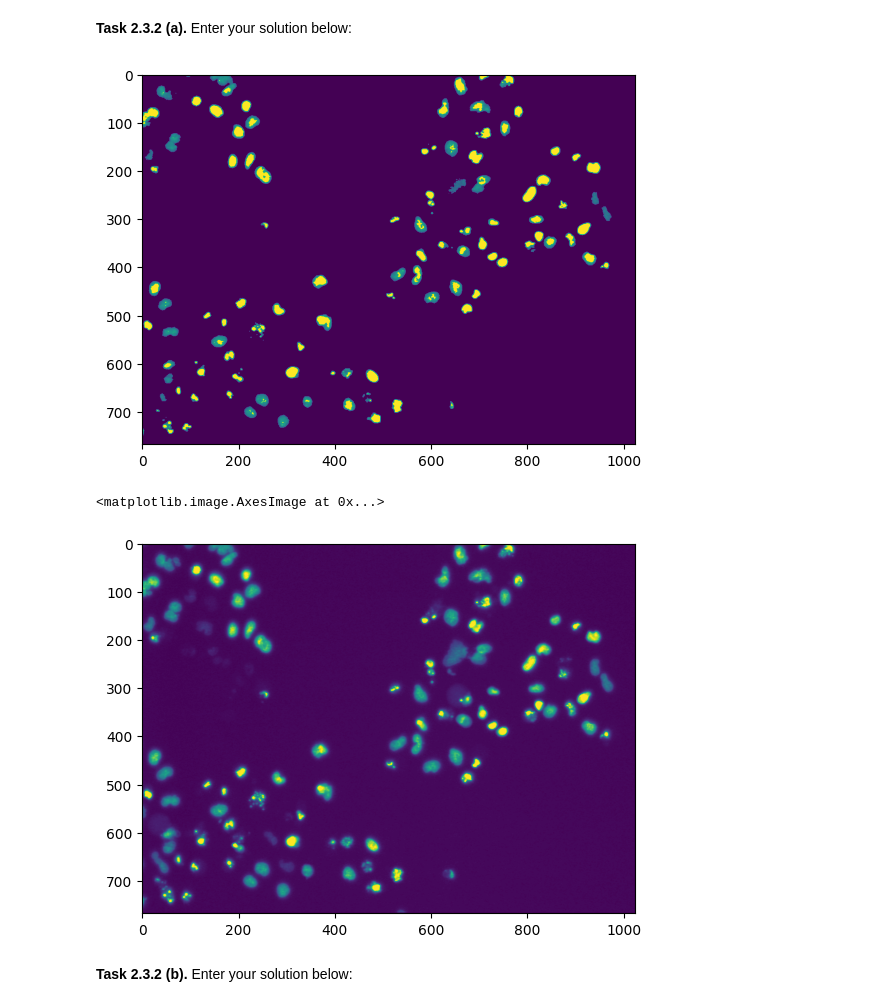
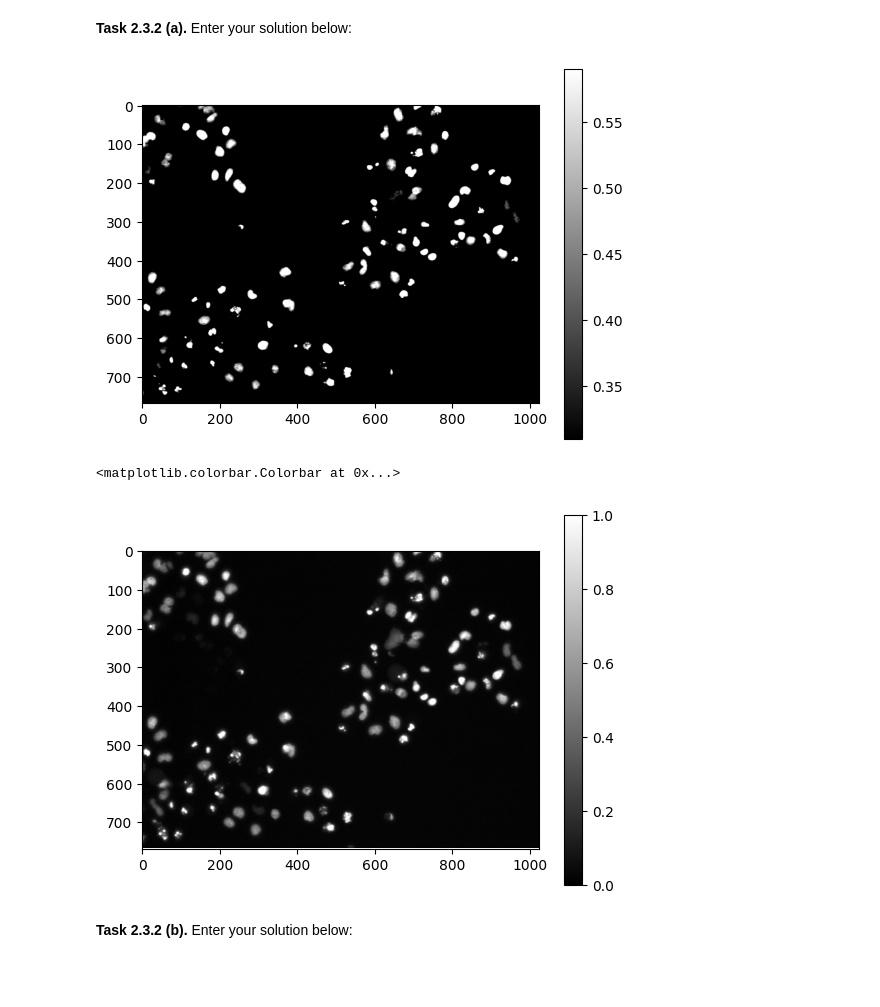
Before and after one commit to PhilippScheulen/mobi-fs3-python, a Jupyter notebook: task2.ipynb, the cells around one changed output. Cells and saved outputs as stored; diff of their text form; code cells hidden in the pictures; blank space fills up the shorter version.

```diff
--- a/task2.ipynb
+++ b/task2.ipynb
@@ -64,25 +64,27 @@ array([[0.31, 0.31, 0.31, ..., 0.31, 0.31, 0.31],
 # %%
 img.shape
 img_clip=img.copy()
 lower=0.31
 upper=0.59
 
 h,w=img.shape
 
 for row in range(h):
         for col in range (w):
                 if img[row,col]>=upper:
-                     img_clip[row,col]=1
+                     img_clip[row,col]=upper
                 elif img[row,col]<=lower:
-                    img_clip[row,col]=0
+                    img_clip[row,col]=lower
 
-plt.imshow(img_clip)
+plt.imshow(img_clip,'grey')
+plt.colorbar()
 plt.show( )
-plt.imshow(img)
+plt.imshow(img,'grey')
+plt.colorbar()
 # %% [output]
-[figure, old version]
+[figure, new version]
-<matplotlib.image.AxesImage at 0x...>
+<matplotlib.colorbar.Colorbar at 0x...>
-[figure, old version]
+[figure, new version]
 # %% [markdown]
 **<a id="#">Task 2.3.2 (b).</a>** Enter your solution below:
 # %% [markdown]
```
Also changed, not shown: parts of 1 cell of this notebook.
